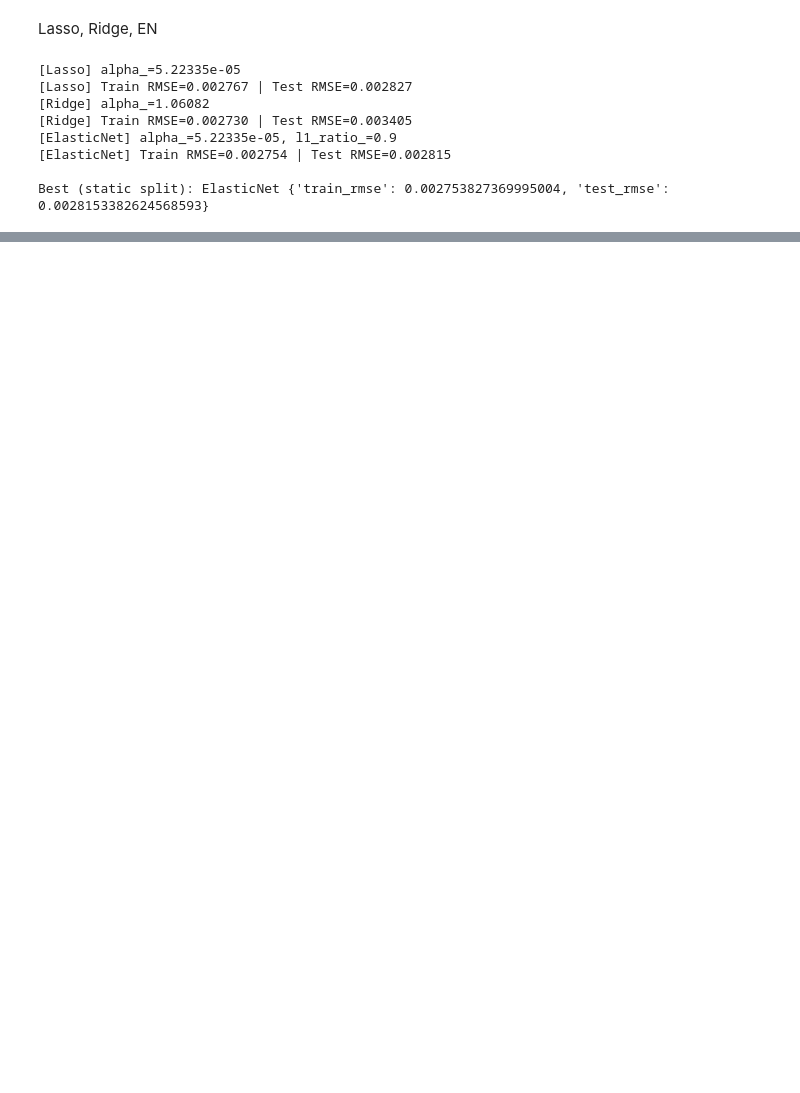
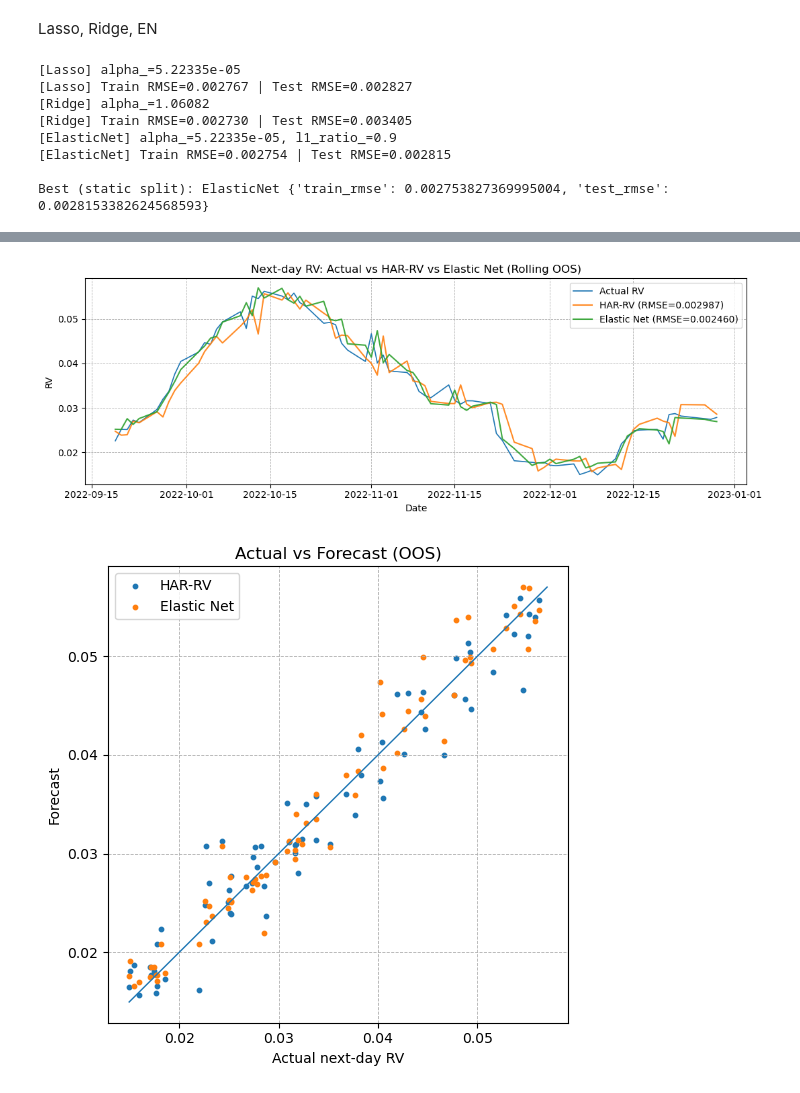
Before and after one commit to aakash-ramesh/advanced-vol-forecasting, a Jupyter notebook: code/model_comp.ipynb, the cells around one changed output, grey strips where cells are left out. Drawn from its saved outputs; the diff is of its cells as text; code cells hidden in the pictures; blank space fills up the shorter version.

```diff
--- a/code/model_comp.ipynb
+++ b/code/model_comp.ipynb
@@ -143,3 +143,5 @@ Backtest RMSE (rolling, test period only)          : 0.003580
+# %%
+har_bt=bt_df.copy()
 # %% [markdown]
 Lasso, Ridge, EN
 # %%
@@ -417,3 +419,73 @@ atm_iv_10d            0.000000
 vix_low               0.000000
 atm_iv_30d            0.000000
 Name: coef, dtype: float64
+# %%
+import numpy as np
+import pandas as pd
+import matplotlib.pyplot as plt
+
+en_bt=bt['ElasticNet']
+# --- 1) Make both indexes naive DatetimeIndex, unique, sorted ----------------
+def to_naive_dtindex(idx):
+    dt = pd.to_datetime(idx, errors="coerce")
+    # strip tz if any
+    try:
+        dt = dt.tz_localize(None)
+    except (TypeError, AttributeError):
+        pass
+    return pd.DatetimeIndex(dt, name="date")
+
+har_bt = har_bt.copy()
+en_bt  = en_bt.copy()
+
+har_bt.index = to_naive_dtindex(har_bt.index)
+en_bt.index  = to_naive_dtindex(en_bt.index)
+
+# If there are accidental duplicate dates, keep the last (most recent computation)
+har_bt = har_bt.groupby(level=0).last().sort_index()
+en_bt  = en_bt.groupby(level=0).last().sort_index()
+
+# --- 2) Build common index and aligned series --------------------------------
+common_idx = har_bt.index.intersection(en_bt.index).sort_values()
+
+y_har   = har_bt.loc[common_idx, "y"].astype(float)
+y_en    = en_bt.loc[common_idx, "y"].astype(float)
+har_hat = har_bt.loc[common_idx, "y_hat"].astype(float)
+en_hat  = en_bt.loc[common_idx, "y_hat"].astype(float)
+
+# Prefer HAR's y, but fill any gaps with EN's y so we always have one truth vector
+y = y_har.combine_first(y_en).astype(float)
+
+# --- 3) Metrics ---------------------------------------------------------------
+rmse_har = float(np.sqrt(np.mean((y - har_hat)**2)))
+rmse_en  = float(np.sqrt(np.mean((y - en_hat)**2)))
+
+# --- 4) Plots -----------------------------------------------------------------
+# Time series
+plt.figure(figsize=(11, 4))
+plt.plot(common_idx, y, label="Actual RV", linewidth=1.2)
+plt.plot(common_idx, har_hat, label=f"HAR-RV (RMSE={rmse_har:.6f})", alpha=0.9)
+plt.plot(common_idx, en_hat,  label=f"Elastic Net (RMSE={rmse_en:.6f})", alpha=0.9)
+plt.title("Next-day RV: Actual vs HAR-RV vs Elastic Net (Rolling OOS)")
+plt.xlabel("Date"); plt.ylabel("RV")
+plt.grid(True, linestyle="--", linewidth=0.6)
+plt.legend()
+plt.tight_layout()
+
+# Scatter parity
+plt.figure(figsize=(5.5, 5.5))
+plt.scatter(y, har_hat, s=10, label="HAR-RV")
+plt.scatter(y, en_hat,  s=10, label="Elastic Net")
+mn = float(np.nanmin([y.min(), har_hat.min(), en_hat.min()]))
+mx = float(np.nanmax([y.max(), har_hat.max(), en_hat.max()]))
+plt.plot([mn, mx], [mn, mx], linewidth=1)  # 45° line
+plt.title("Actual vs Forecast (OOS)")
+plt.xlabel("Actual next-day RV"); plt.ylabel("Forecast")
+plt.grid(True, linestyle="--", linewidth=0.6)
+plt.legend()
+plt.tight_layout()
+
+plt.show()
+# %% [output]
+[figure, added]
+[figure, added]
```
Also changed, not shown: parts of 3 cells of this notebook, 20 other files.
